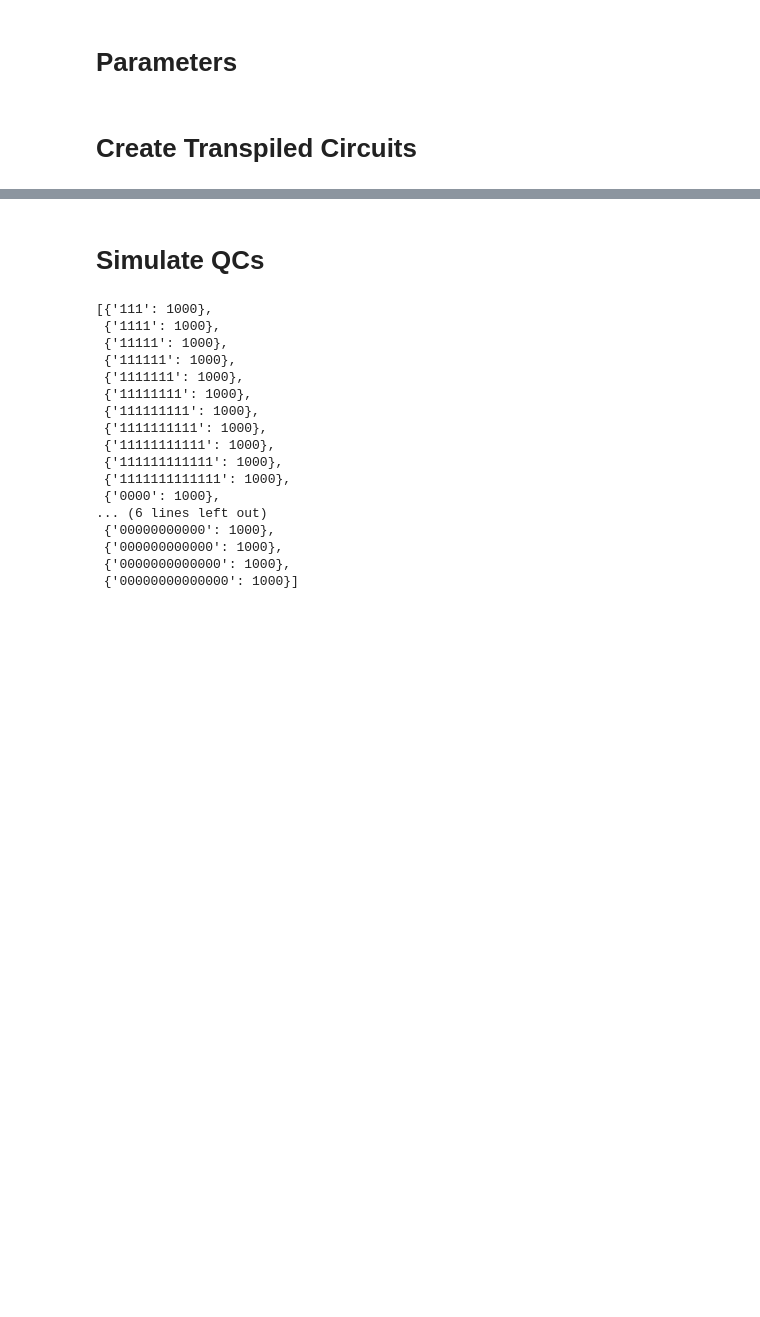
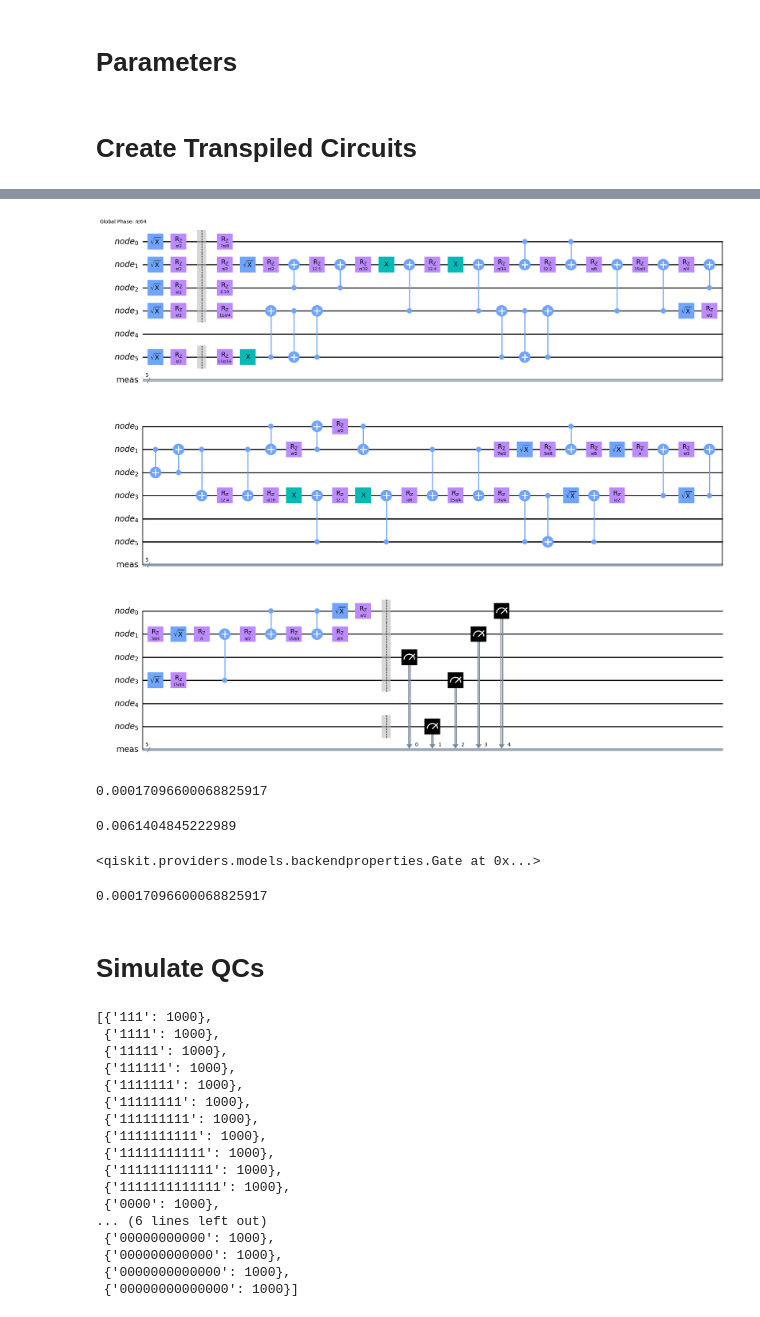
Before and after one commit to thspreetham98/quantum_project, a Jupyter notebook: benchmark/fidelity_benchmark.ipynb, the cells around one changed output, grey strips where cells are left out. Saved outputs shown, nothing was run; the diff lists cells and outputs as text; code cells hidden in the pictures; blank space fills up the shorter version.

```diff
--- a/benchmark/fidelity_benchmark.ipynb
+++ b/benchmark/fidelity_benchmark.ipynb
@@ -75,0 +82,2 @@ for qc in qcs:
+# %%
+tqc = tqcs[20]
@@ -75,0 +86,22 @@ for qc in qcs:
+# %%
+from qiskit.converters import circuit_to_dag
+
+dag = circuit_to_dag(tqc)
+# %%
+props = backend.properties()
+# %%
+for tqc in tqcs:
+    dag = circuit_to_dag(tqc)
+    total_time = 0
+    for s in dag.layers():
+        graph: DAGCircuit = s['graph']
+        partition = s['partition']
+        gate: DAGOpNode
+        max_gate_time_in_layer = 0
+        for gate in graph.gate_nodes():
+            q_index = [qarg.index for qarg in gate.qargs]
+            g_time = props.gate_length(gate.name, q_index)
+            if g_time > max_gate_time_in_layer:
+                max_gate_time_in_layer = g_time
+        total_time += max_gate_time_in_layer
+    print(total_time)
@@ -75,0 +126,16 @@ for qc in qcs:
+# %%
+tqc.draw('mpl')
+# %% [output]
+[figure, added]
+# %%
+backend.properties().gate_error('sx', 0)
+# %% [output]
+0.00017096600068825917
+# %%
+backend.properties().gate_error('cx', (0, 1))
+# %% [output]
+0.0061404845222989
+# %%
+props.gates[0]
+# %% [output]
+<qiskit.providers.models.backendproperties.Gate at 0x...>
@@ -76,3 +144,7 @@ for qc in qcs:
+# %%
+props.gate_error('sx', 0)
+# %% [output]
+0.00017096600068825917
 # %% [markdown]
 # Simulate QCs
 # %%
```
Also changed, not shown: parts of 5 cells of this notebook.
